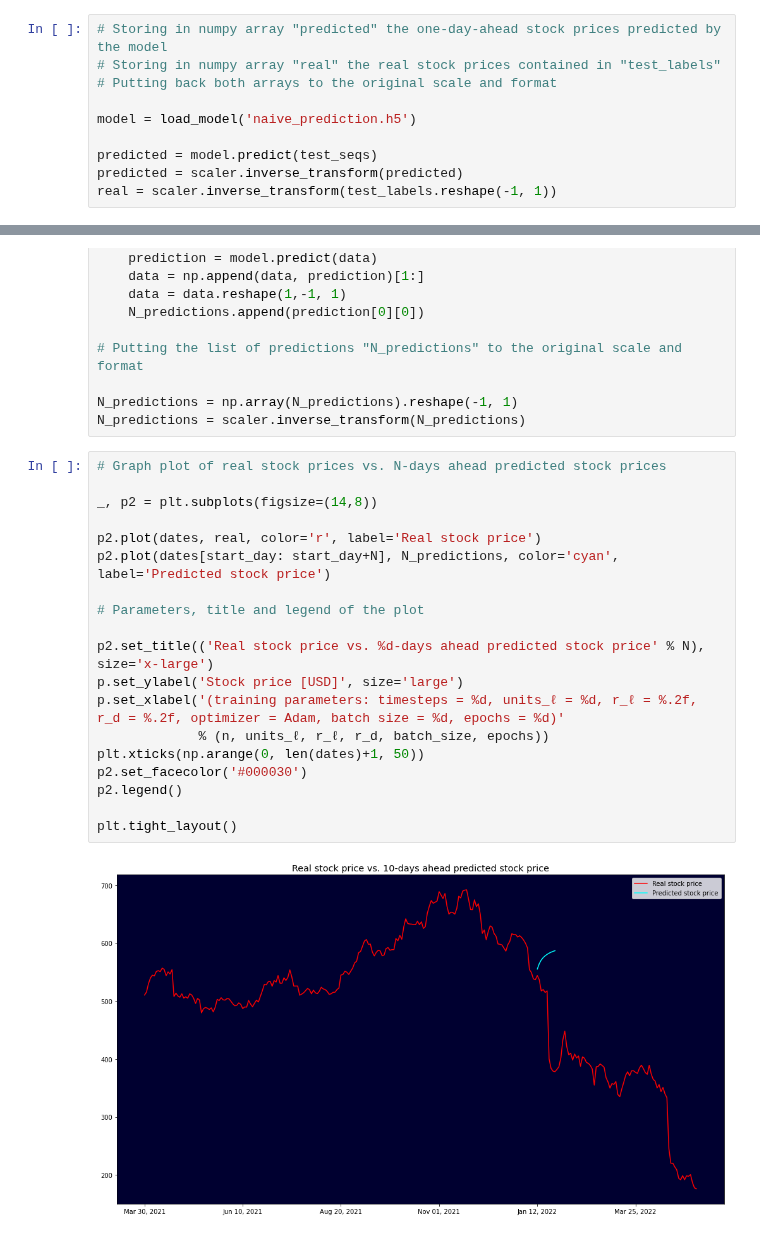
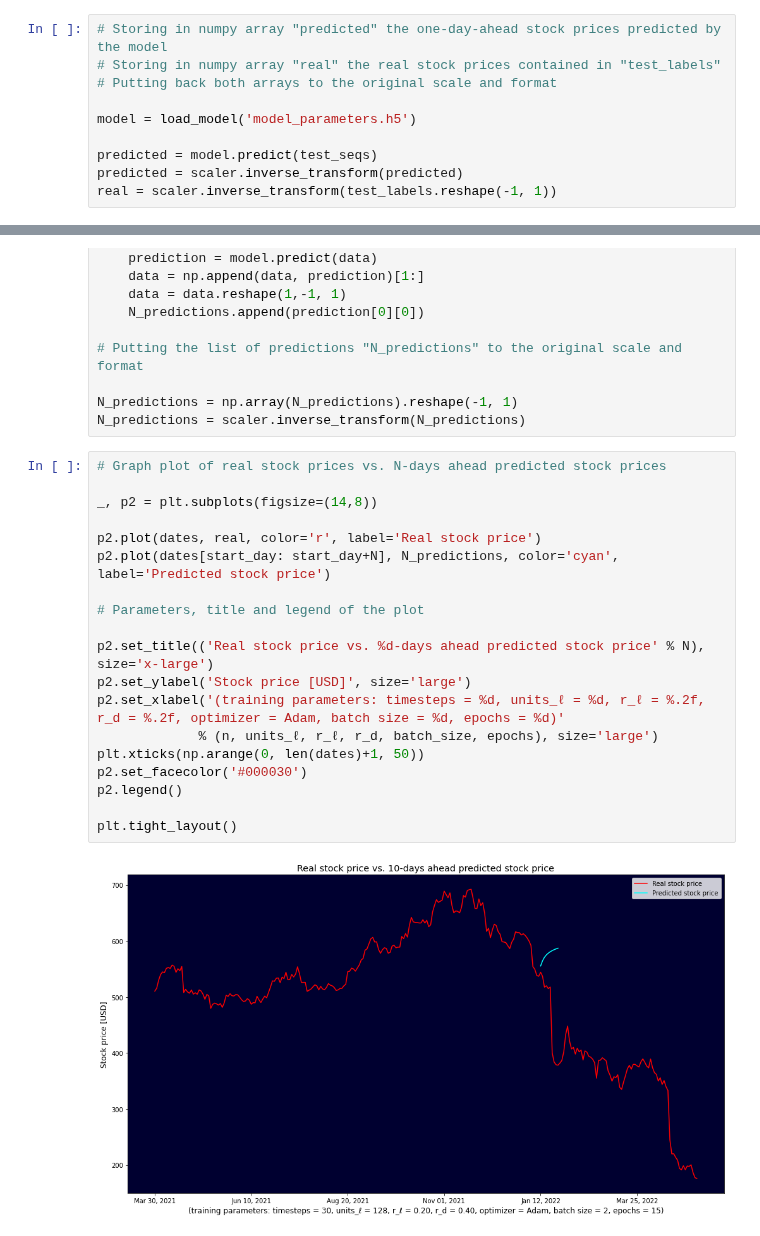
Before and after one commit to rtiedra/data-science, a Jupyter notebook: stock_price/stock_price.ipynb, the cells around one changed output, grey strips where cells are left out. Drawn from its saved outputs; the diff is of its cells as text.

Commit message:
stock_price project updated

```diff
--- a/stock_price/stock_price.ipynb
+++ b/stock_price/stock_price.ipynb
@@ -219,7 +219,7 @@ In this section, we use the fitted model to generate 1-day ahead stock price pre
 # Storing in numpy array "real" the real stock prices contained in "test_labels"
 # Putting back both arrays to the original scale and format
 
-model = load_model('naive_prediction.h5')
+model = load_model('model_parameters.h5')
 
 predicted = model.predict(test_seqs)
 predicted = scaler.inverse_transform(predicted)
@@ -273,23 +273,23 @@ N_predictions = scaler.inverse_transform(N_predictions)
 # %%
 # Graph plot of real stock prices vs. N-days ahead predicted stock prices
 
 _, p2 = plt.subplots(figsize=(14,8))
 
 p2.plot(dates, real, color='r', label='Real stock price')
 p2.plot(dates[start_day: start_day+N], N_predictions, color='cyan', label='Predicted stock price')
 
 # Parameters, title and legend of the plot
 
 p2.set_title(('Real stock price vs. %d-days ahead predicted stock price' % N), size='x-large')
-p.set_ylabel('Stock price [USD]', size='large')
-p.set_xlabel('(training parameters: timesteps = %d, units_ℓ = %d, r_ℓ = %.2f, r_d = %.2f, optimizer = Adam, batch size = %d, epochs = %d)'
-             % (n, units_ℓ, r_ℓ, r_d, batch_size, epochs))
+p2.set_ylabel('Stock price [USD]', size='large')
+p2.set_xlabel('(training parameters: timesteps = %d, units_ℓ = %d, r_ℓ = %.2f, r_d = %.2f, optimizer = Adam, batch size = %d, epochs = %d)'
+             % (n, units_ℓ, r_ℓ, r_d, batch_size, epochs), size='large')
 plt.xticks(np.arange(0, len(dates)+1, 50))
 p2.set_facecolor('#000030')
 p2.legend()
 
 plt.tight_layout()
 # %% [output]
-[figure, old version]
+[figure, new version]
 # %% [markdown]
 # Conclusion
```
Also changed, not shown: parts of 3 cells of this notebook, 1 other file.
